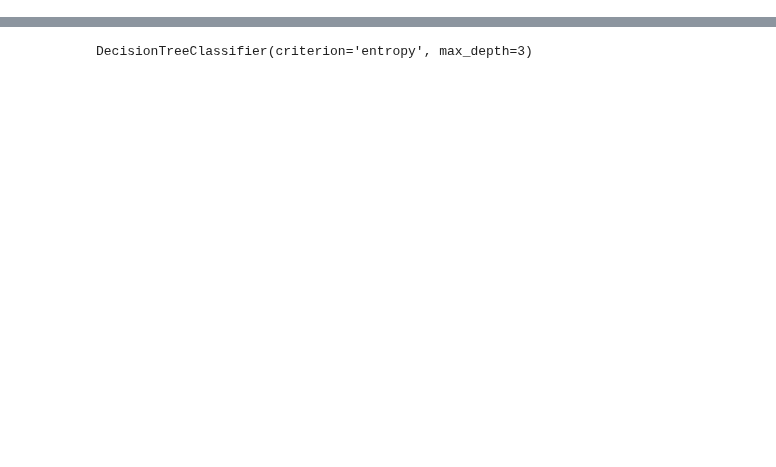
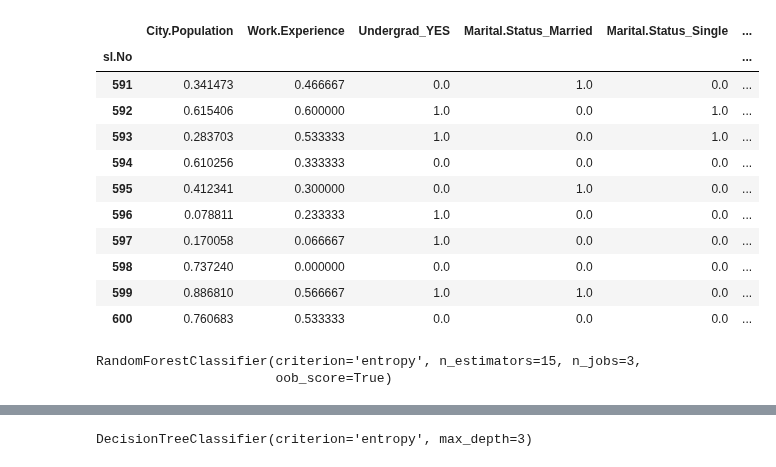
Before and after one commit to Bhavin52/Assignment, a Jupyter notebook: Decision_Tree_Q1.ipynb, the cells around one changed output, grey strips where cells are left out. Cells and saved outputs as stored; diff of their text form; code cells hidden in the pictures; blank space fills up the shorter version.

```diff
--- a/Decision_Tree_Q1.ipynb
+++ b/Decision_Tree_Q1.ipynb
@@ -106,0 +42,6 @@ Building Decision Tree Classifier using Entropy Criteria
+# %%
+#Creating dummy vairables for ['Undergrad','Marital.Status','Urban'] dropping first dummy variable
+df=pd.get_dummies(df,columns=['Undergrad','Marital.Status','Urban'], drop_first=True)
+# %%
+#Creating new cols TaxInc and dividing 'Taxable.Income' cols on the basis of [10002,30000,99620] for Risky and Good
+df["TaxInc"] = pd.cut(df["Taxable.Income"], bins = [10002,30000,99620], labels = ["Risky", "Good"])
@@ -106,0 +60,3 @@ Building Decision Tree Classifier using Entropy Criteria
+# %%
+#After creation of new col. TaxInc also made its dummies var concating right side of df
+df = pd.get_dummies(df,columns = ["TaxInc"],drop_first=True)
@@ -106,0 +73,22 @@ Building Decision Tree Classifier using Entropy Criteria
+# %%
+# Normalization function
+def norm_func(i):
+    x = (i-i.min())/(i.max()-i.min())
+    return (x)
+# %%
+# Normalized data frame (considering the numerical part of data)
+df_norm = norm_func(df.iloc[:,1:])
+df_norm.tail(10)
+# %% [output]
+|  | City.Population | Work.Experience | Undergrad_YES | Marital.Status_Married | Marital.Status_Single | ... |
+| sl.No |  |  |  |  |  | ... |
+| 591 | 0.341473 | 0.466667 | 0.0 | 1.0 | 0.0 | ... |
+| 592 | 0.615406 | 0.600000 | 1.0 | 0.0 | 1.0 | ... |
+| 593 | 0.283703 | 0.533333 | 1.0 | 0.0 | 1.0 | ... |
+| 594 | 0.610256 | 0.333333 | 0.0 | 0.0 | 0.0 | ... |
+| 595 | 0.412341 | 0.300000 | 0.0 | 1.0 | 0.0 | ... |
+| 596 | 0.078811 | 0.233333 | 1.0 | 0.0 | 0.0 | ... |
+| 597 | 0.170058 | 0.066667 | 1.0 | 0.0 | 0.0 | ... |
+| 598 | 0.737240 | 0.000000 | 0.0 | 0.0 | 0.0 | ... |
+| 599 | 0.886810 | 0.566667 | 1.0 | 1.0 | 0.0 | ... |
+| 600 | 0.760683 | 0.533333 | 0.0 | 0.0 | 0.0 | ... |
@@ -106,0 +136,8 @@ Building Decision Tree Classifier using Entropy Criteria
+# %%
+##Model building
+from sklearn.ensemble import RandomForestClassifier as RF
+model = RF(n_jobs = 3,n_estimators = 15, oob_score = True, criterion = "entropy")
+model.fit(x_train,y_train)
+# %% [output]
+RandomForestClassifier(criterion='entropy', n_estimators=15, n_jobs=3,
+                       oob_score=True)
```
Also changed, not shown: parts of 55 cells of this notebook.
